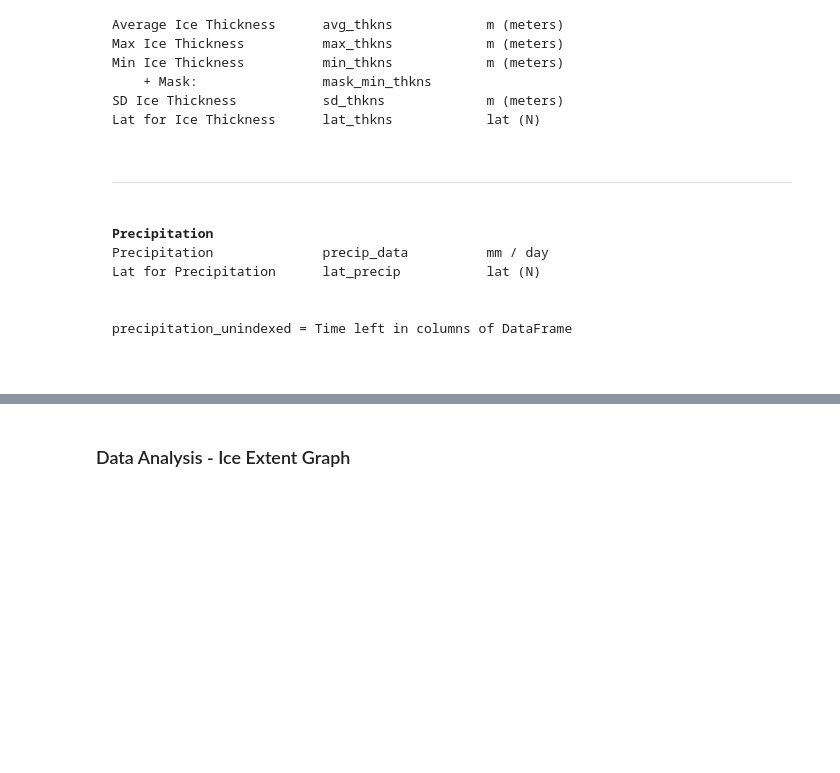
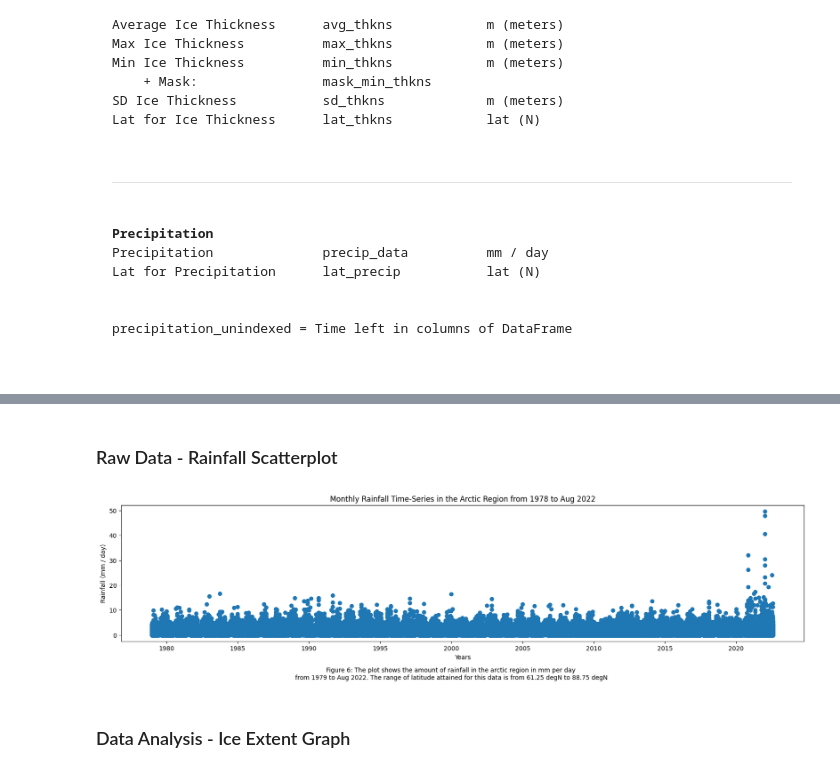
Before and after one commit to gardeneda/Arctic-Ice-vs-Precipitation, a Jupyter notebook: data_management.ipynb, the cells around one changed output, grey strips where cells are left out. Saved outputs shown, nothing was run; the diff lists cells and outputs as text; code cells hidden in the pictures; blank space fills up the shorter version.

```diff
--- a/data_management.ipynb
+++ b/data_management.ipynb
@@ -306,3 +336,19 @@ precipitation_unindexed = Time left in columns of DataFrame
+# %% [markdown]
+<h3>Raw Data - Rainfall Scatterplot</h3>
+# %%
+## PLOTTING RAW DATA TO A SCATTERPLOT TO UNDERSTAND THE OVERLAY OF IT BETTER.
+
+plt.figure(figsize=(20, 4))
+plt.scatter(precip_data.index, precip_data)
+plt.xlabel("Years")
+plt.ylabel("Rainfall (mm / day)")
+plt.title("Monthly Rainfall Time-Series in the Arctic Region from 1978 to Aug 2022")
+plt.figtext(0.5, -0.1, "Figure 6: The plot shows the amount of rainfall in the arctic region in mm per day \n"
+                        + "from 1979 to Aug 2022. The range of latitude attained for this data is from 61.25 degN to 88.75 degN"
+            , wrap=True, horizontalalignment='center', fontsize=10)
+plt.show()
+# %% [output]
+[figure, added]
 # %% [markdown]
 <h3>Data Analysis - Ice Extent Graph</h3>
 # %%
```
Also changed, not shown: parts of 10 cells of this notebook.
